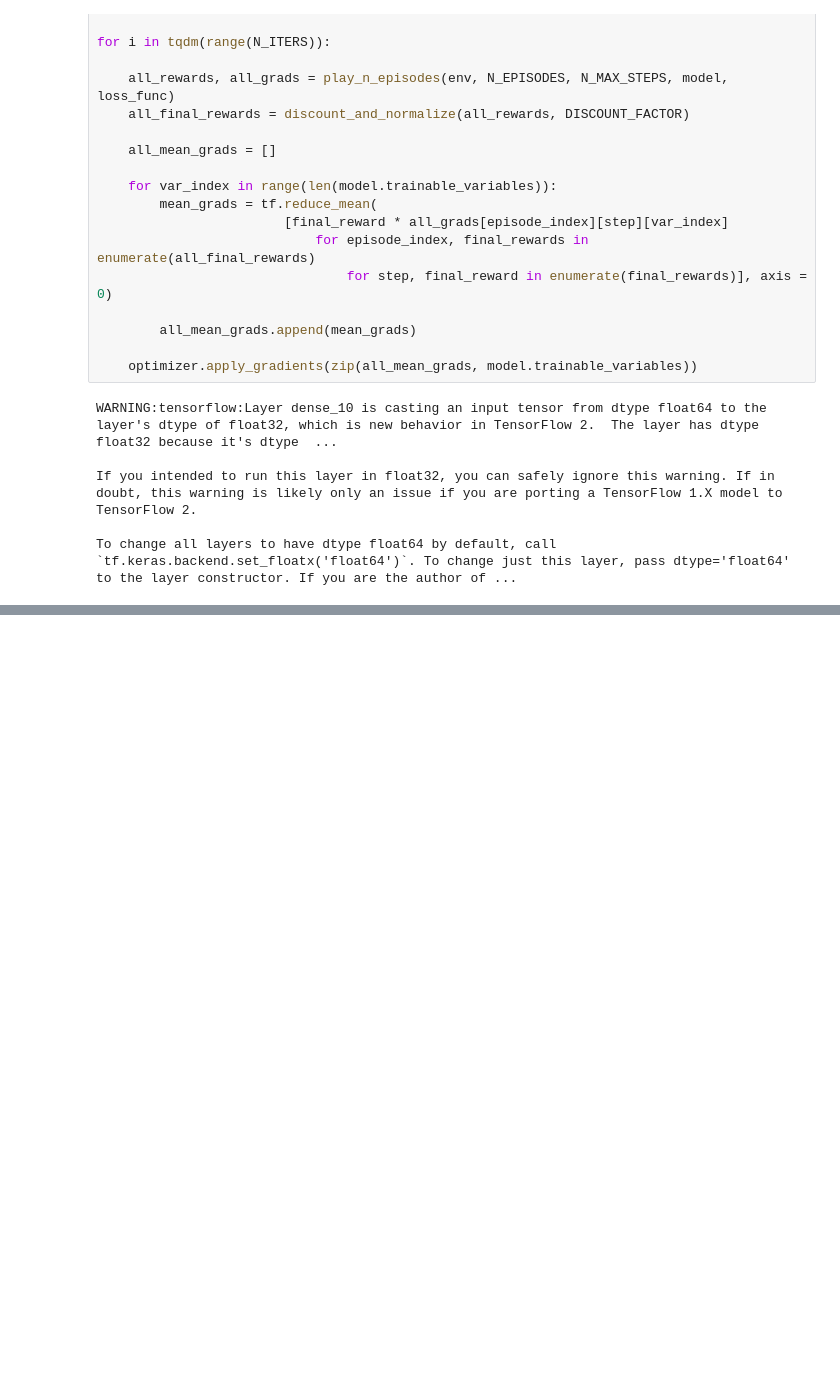
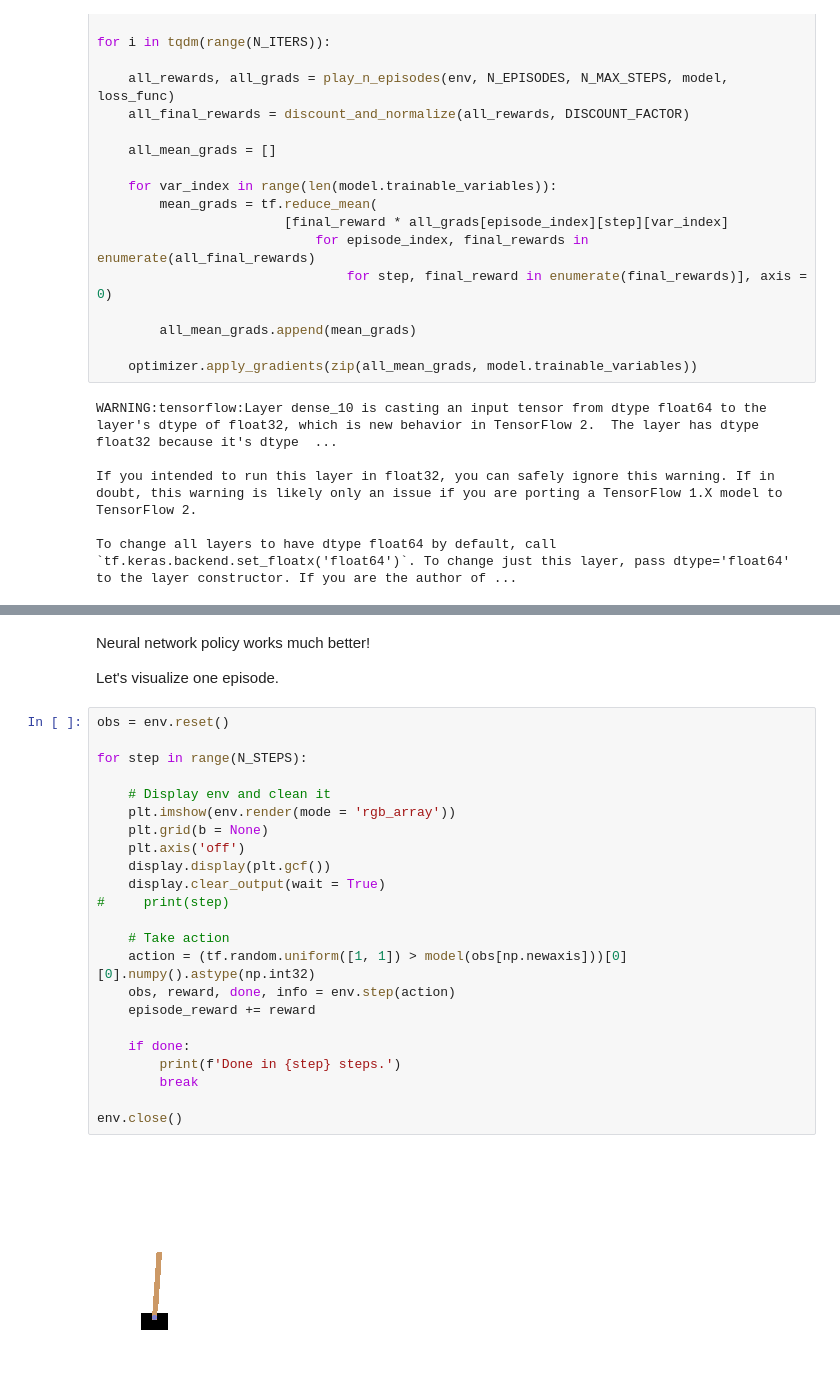
Before and after one commit to AlxndrMlk/reinforcement_learning_exercises, a Jupyter notebook: 00_Cartpole.ipynb, the cells around one changed output, grey strips where cells are left out. Cells and saved outputs as stored; diff of their text form; blank space fills up the shorter version.

```diff
--- a/00_Cartpole.ipynb
+++ b/00_Cartpole.ipynb
@@ -277,0 +318,29 @@ To change all layers to have dtype float64 by default, call `tf.keras.backend.se
+# %% [markdown]
+Neural network policy works much better!
+
+Let's visualize one episode.
+# %%
+obs = env.reset()
+
+for step in range(N_STEPS):
+
+    # Display env and clean it
+    plt.imshow(env.render(mode = 'rgb_array'))
+    plt.grid(b = None)
+    plt.axis('off')
+    display.display(plt.gcf())
+    display.clear_output(wait = True)
+#     print(step)
+
+    # Take action
+    action = (tf.random.uniform([1, 1]) > model(obs[np.newaxis]))[0][0].numpy().astype(np.int32)
+    obs, reward, done, info = env.step(action)
+    episode_reward += reward
+
+    if done:
+        print(f'Done in {step} steps.')
+        break
+
+env.close()
+# %% [output]
+[figure, added]
```
Also changed, not shown: parts of 5 cells of this notebook, 1 other file.
